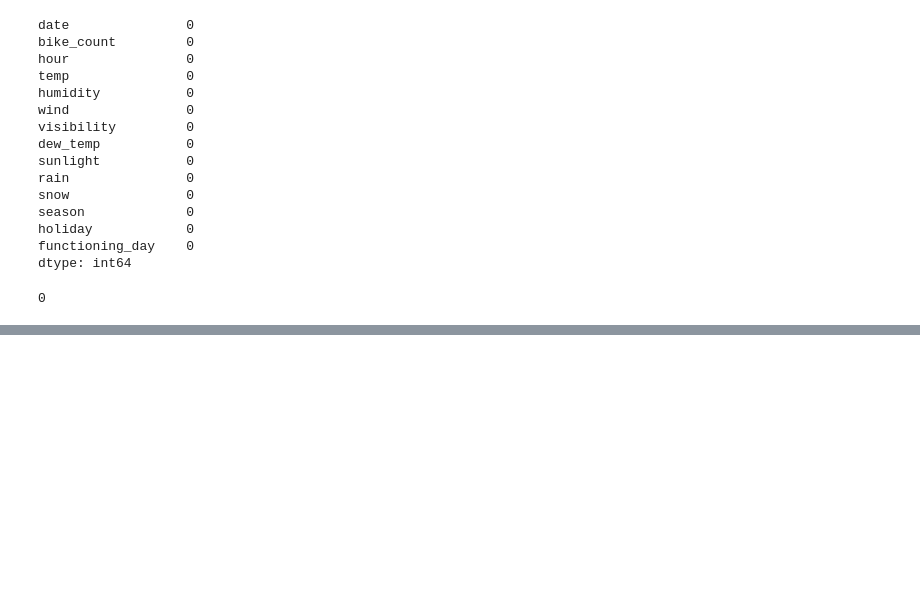
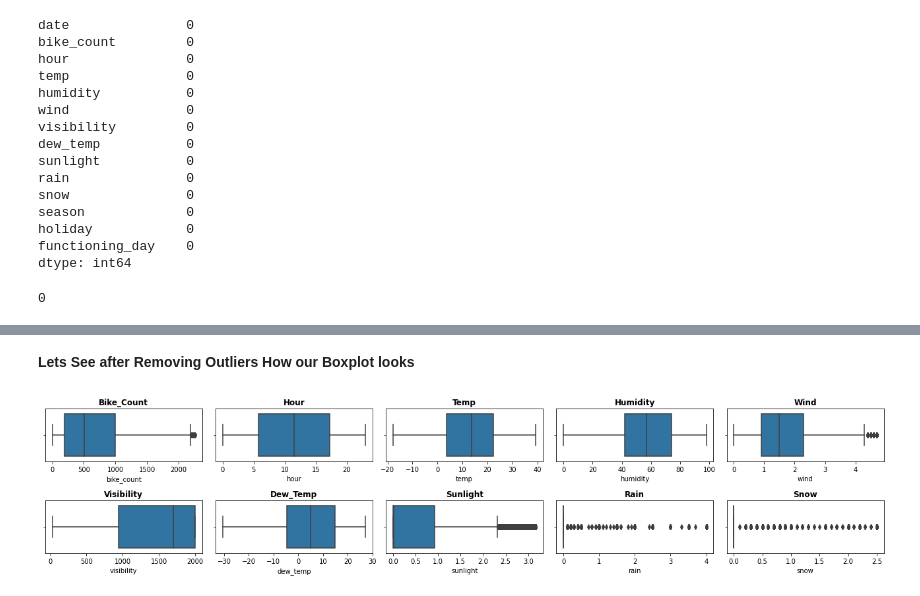
Before and after one commit to kishorpatil03/Bike-Sharing-Demand-Prediction---Supervised-ML-Regression, a Jupyter notebook: Bike_Sharing_Demand_Prediction_Supervised_ML_Regression.ipynb, the cells around one changed output, grey strips where cells are left out. Cells and saved outputs as stored; diff of their text form; code cells hidden in the pictures; blank space fills up the shorter version.

```diff
--- a/Bike_Sharing_Demand_Prediction_Supervised_ML_Regression.ipynb
+++ b/Bike_Sharing_Demand_Prediction_Supervised_ML_Regression.ipynb
@@ -169,0 +195,22 @@ print(len(df[df.duplicated()]))
+# %%
+q1, q3, median = df.bike_count.quantile([0.25,0.75,0.5])
+lower_limit = q1 - 1.5*(q3-q1)
+upper_limit = q3 + 1.5*(q3-q1)
+df['bike_count'] = np.where(df['bike_count'] > upper_limit, median,np.where(
+                            df['bike_count'] < lower_limit,median,df['bike_count']))
+
+# Removing outliers by Capping:
+for col in ['wind','sunlight','rain','snow']:
+  upper_limit = df[col].quantile(0.99)
+  df[col] = np.where(df[col] > upper_limit, upper_limit, df[col])
+# %% [markdown]
+**Lets See after Removing Outliers How our Boxplot looks**
+# %%
+plt.figure(figsize=(18,4))
+for n,column in enumerate(df.describe().columns):
+  plt.subplot(2, 5, n+1)
+  sns.boxplot(df[column])
+  plt.title(f'{column.title()}',weight='bold')
+  plt.tight_layout()
+# %% [output]
+[figure, added]
```
Also changed, not shown: parts of 5 cells of this notebook.
